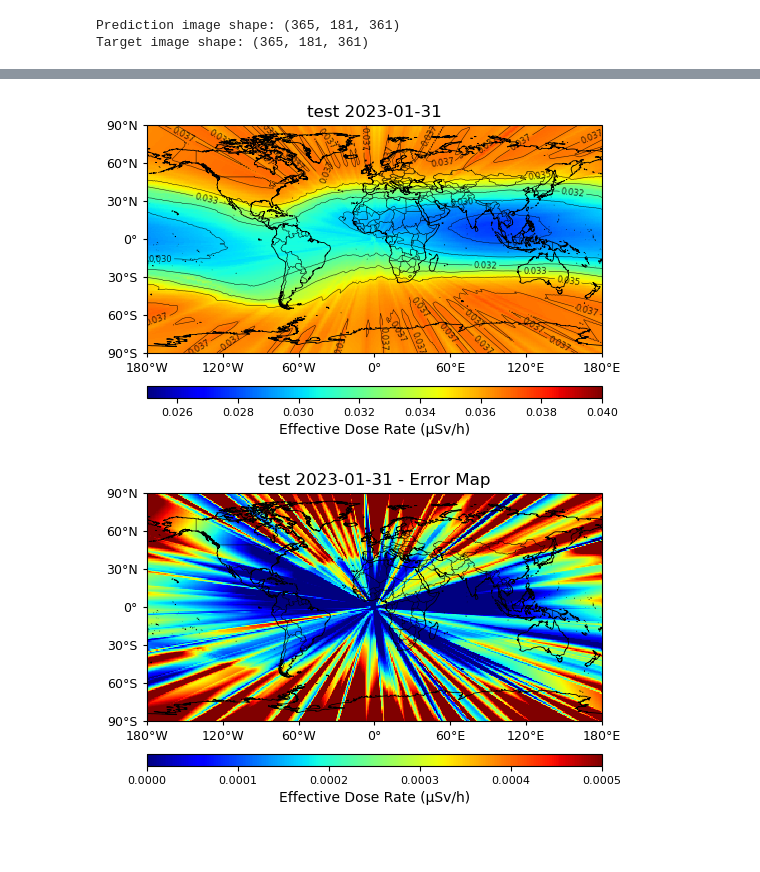
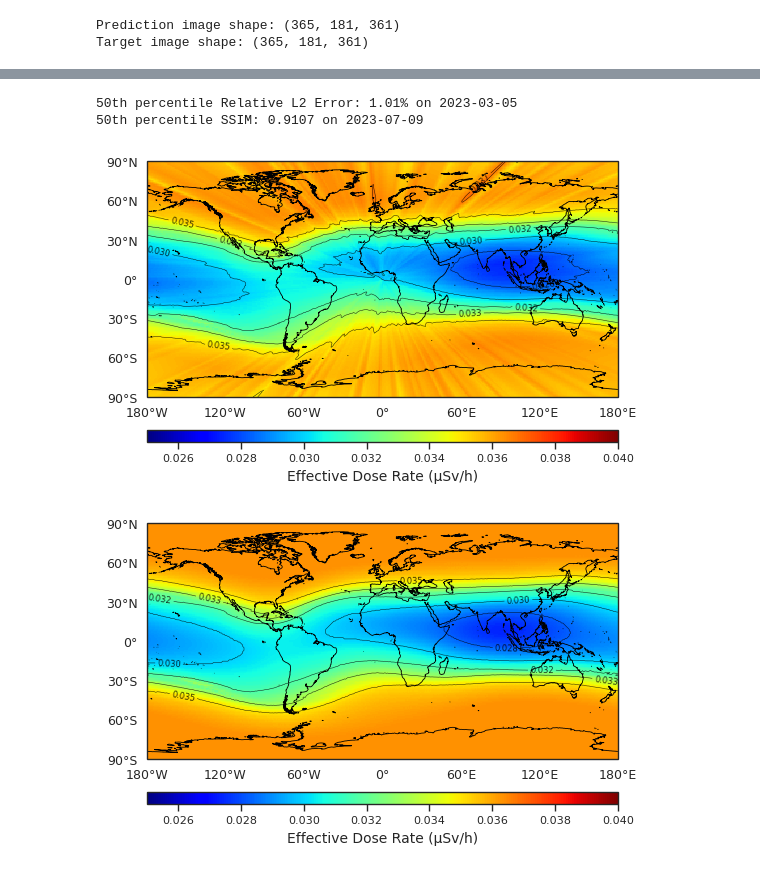
Before and after one commit to kkazuma19/CosmicRays-Operator, a Jupyter notebook: analysis/forecasting/notebook.ipynb, the cells around one changed output, grey strips where cells are left out. Cells and saved outputs as stored; diff of their text form; code cells hidden in the pictures; blank space fills up the shorter version.

```diff
--- a/analysis/forecasting/notebook.ipynb
+++ b/analysis/forecasting/notebook.ipynb
@@ -34,9 +34,9 @@ Using device: cuda
 #trunk = np.random.randn(361 * 181, 2)
 #target = np.random.randn(8400, 361 * 181)
 
-input_data = np.load('../../data/neutron_data_22yrs.npy')
-trunk = np.load('../../data/grid_points.npy')
-target = np.load('../../data/dose_array.npy')
+input_data = np.load('data/neutron_data_22yrs.npy')
+trunk = np.load('data/grid_points.npy')
+target = np.load('data/dose_array.npy')
 
 print("Input data shape:", input_data.shape)
 print("Trunk shape:", trunk.shape)
@@ -152,5 +166,5 @@ history = load_history('training_history.pkl', plot=False)
 # %%
-model = load_model_experiment(model_path = 'inp_scale_tron_forecast.pt')
+model = load_model_experiment(model_path = 'analysis/forecasting/tron_forecast.pt')
 
 outputs, targets = fit(model.to(device), test_loader, device, scaler_target)
 # %% [output]
@@ -158,6 +172,6 @@ Loaded model from inp_scale_tron_forecast.pt
 # %%
-lon_grid, lat_grid, pred_img = convert2dim(outputs, grid_path='../../data/grid_points.npy')  # (N,H,W)
-_,        _,        targ_img = convert2dim(targets, grid_path='../../data/grid_points.npy')  # (N,H,W)
+lon_grid, lat_grid, pred_img = convert2dim(outputs, grid_path='data/grid_points.npy')  # (N,H,W)
+_,        _,        targ_img = convert2dim(targets, grid_path='data/grid_points.npy')  # (N,H,W)
 
 print("Prediction image shape:", pred_img.shape)
 print("Target image shape:", targ_img.shape)
@@ -222,34 +233,48 @@ plt.show()
+# %%
+# find 50th percentile dates for L2 and SSIM
+l2_50th = np.percentile(l2, 50)
+ssim_50th = np.percentile(ssim, 50)
+
+idx_50pct = np.argmin(np.abs(l2 - l2_50th))
+idx_50pct_ssim = np.argmin(np.abs(ssim - ssim_50th))
+
+print("50th percentile Relative L2 Error: %.2f%% on %s" % (l2_50th, dates[idx_50pct].strftime('%Y-%m-%d')))
+print("50th percentile SSIM: %.4f on %s" % (ssim_50th, dates[idx_50pct_ssim].strftime('%Y-%m-%d')))
+# %% [output]
+50th percentile Relative L2 Error: 1.01% on 2023-03-05
+50th percentile SSIM: 0.9107 on 2023-07-09
 # %%
 # convert index to date
-d_id = 30
-date = dates[d_id].date()
+date = dates[idx_50pct].date()
 
 
 plot_field_region(
-    lon_grid, lat_grid, pred_img, i=d_id,
-    title=f"test {date}",
+    lon_grid, lat_grid, pred_img, i=idx_50pct,
+    #title=f"test {date}",
     units_label="Effective Dose Rate (µSv/h)",
     region_extent=[-180, 180, -90, 90],
     vmin=0.025, vmax=0.040,
     tick_step=(60, 30),
     add_contour=True, contour_levels=np.linspace(0.025, 0.040, 10),
     mark_equator_meridian=False,
+    show_borders=False,
     cmap= 'jet',
-    #savepath='analysis/zero-shot/prediction_025deg_global.png'
+    #savepath='analysis/forecasting/prediction_global.png'
 )
 
 plot_field_region(
-    lon_grid, lat_grid, (targ_img - pred_img), i=d_id,
-    title=f"test {date} - Error Map",
+    lon_grid, lat_grid, targ_img, i=idx_50pct,
+    #title=f"test {date}",
     units_label="Effective Dose Rate (µSv/h)",
     region_extent=[-180, 180, -90, 90],
-    vmin=0.0, vmax=5E-4,
+    vmin=0.025, vmax=0.040,
     tick_step=(60, 30),
-    #add_contour=True, contour_levels=np.linspace(0.025, 0.040, 5),
+    add_contour=True, contour_levels=np.linspace(0.025, 0.040, 10),
     mark_equator_meridian=False,
+    show_borders=False,
     cmap= 'jet',
-    #savepath='analysis/zero-shot/prediction_025deg_global.png'
+    #savepath='analysis/forecasting/target_global.png'
 )
 # %% [output]
-[figure, old version]
+[figure, new version]
-[figure, old version]
+[figure, new version]
```
Also changed, not shown: parts of 8 cells of this notebook, 6 other files.
